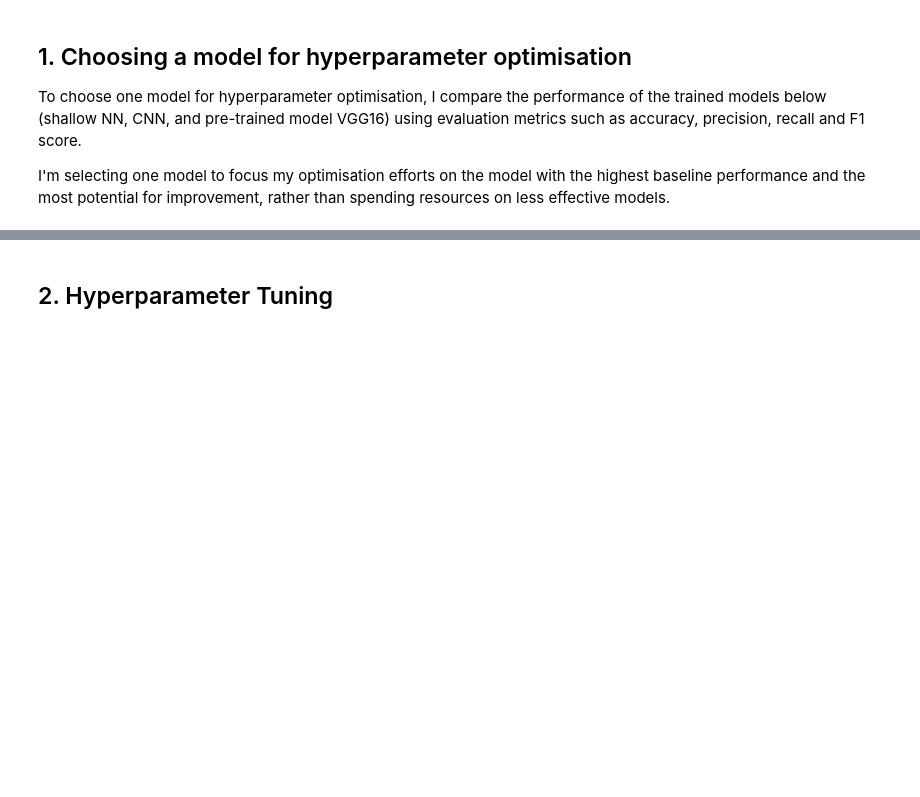
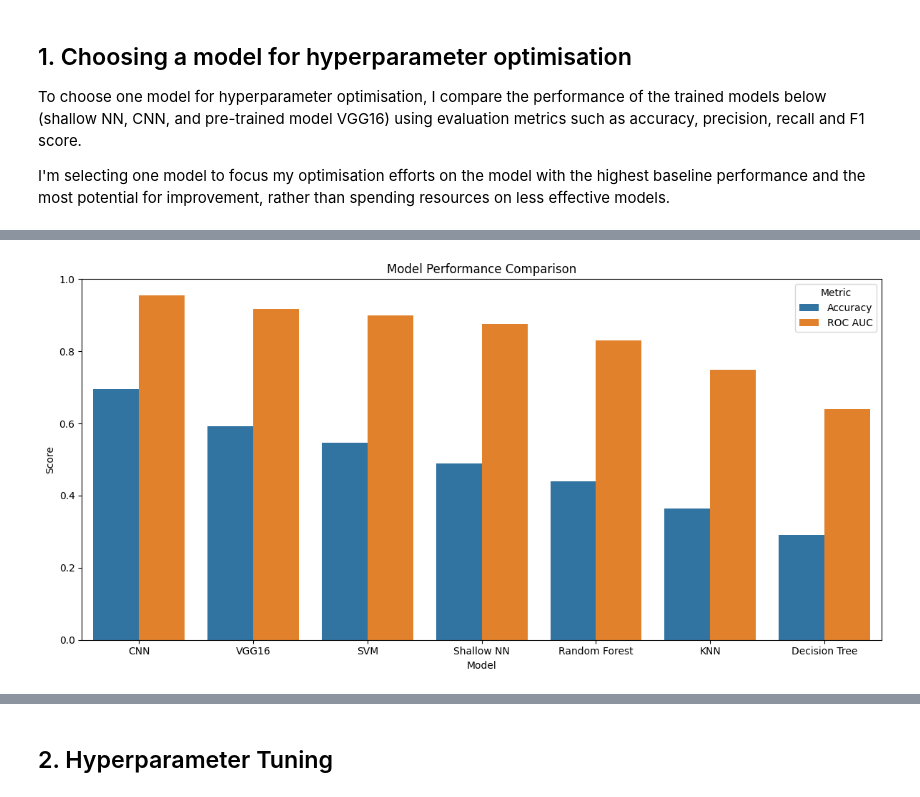
Before and after one commit to RubyNixx/CIFAR10, a Jupyter notebook: CIFAR10_ML.ipynb, the cells around one changed output, grey strips where cells are left out. Saved outputs shown, nothing was run; the diff lists cells and outputs as text; code cells hidden in the pictures; blank space fills up the shorter version.

```diff
--- a/CIFAR10_ML.ipynb
+++ b/CIFAR10_ML.ipynb
@@ -1382,3 +1623,33 @@ plt.show()
+# %%
+def extract_auc(val):
+    if isinstance(val, dict):
+        return float(np.mean(list(val.values())))
+    return float(val)
+
+roc_aucs_clean = [extract_auc(a) for a in roc_aucs]
+
+df = pd.DataFrame({
+    'Model': model_names,
+    'Accuracy': accuracies,
+    'ROC AUC': roc_aucs_clean
+})
+
+# Sort AUC
+df = df.sort_values('ROC AUC', ascending=False)
+
+#Plot comparison of model performance
+
+plt.figure(figsize=(12, 6))
+sns.barplot(data=df.melt(id_vars='Model', value_vars=['Accuracy', 'ROC AUC']),
+            x='Model', y='value', hue='variable')
+plt.title('Model Performance Comparison')
+plt.ylabel('Score')
+plt.ylim(0, 1)
+plt.legend(title='Metric')
+plt.tight_layout()
+plt.show()
+# %% [output]
+[figure, added]
 # %%
 # Evaluate all models on the test set
 shallow_loss, shallow_acc = shallow_model.evaluate(X_test_norm, y_test_cat, verbose=0)
```
Also changed, not shown: parts of 49 cells of this notebook.
